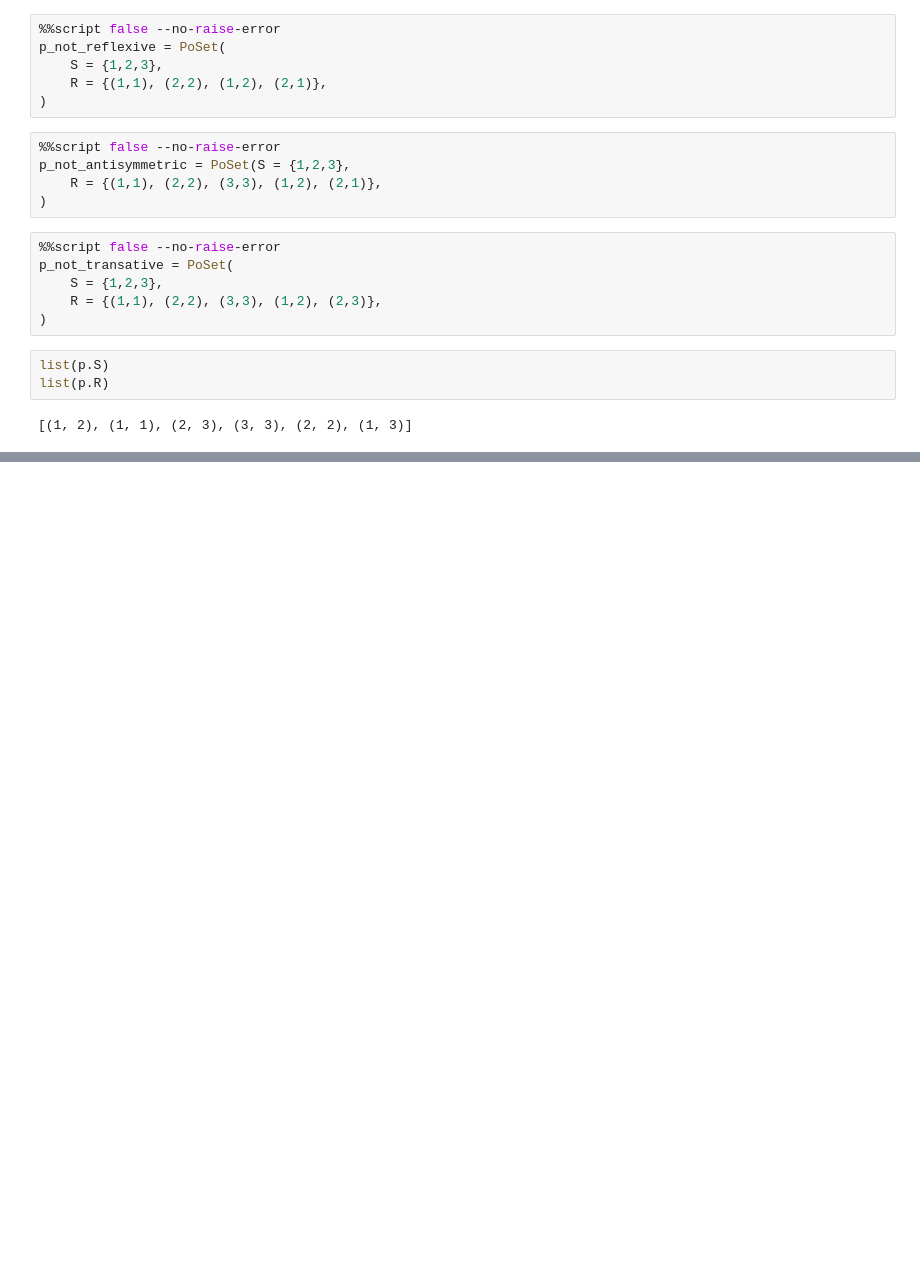
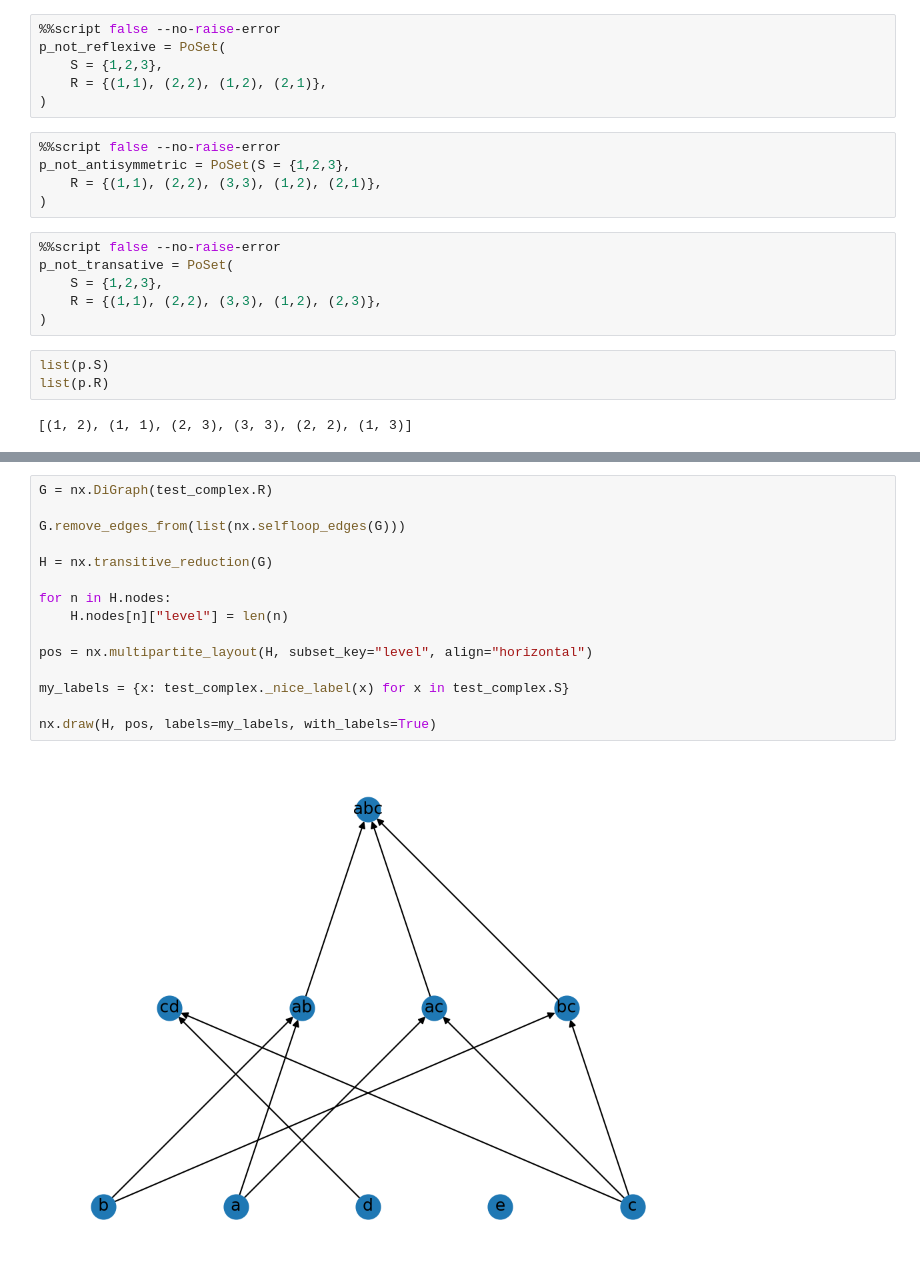
Before and after one commit to ryanj-0/simplicial_complex_proj, a Jupyter notebook: testing.ipynb, the cells around one changed output, grey strips where cells are left out. Saved outputs shown, nothing was run; the diff lists cells and outputs as text; blank space fills up the shorter version.

```diff
--- a/testing.ipynb
+++ b/testing.ipynb
@@ -79,0 +102,17 @@ ValueError: dictionary update sequence element #0 has length 1; 2 is required
+# %%
+G = nx.DiGraph(test_complex.R)
+
+G.remove_edges_from(list(nx.selfloop_edges(G)))
+
+H = nx.transitive_reduction(G)
+
+for n in H.nodes:
+    H.nodes[n]["level"] = len(n)
+
+pos = nx.multipartite_layout(H, subset_key="level", align="horizontal")
+
+my_labels = {x: test_complex._nice_label(x) for x in test_complex.S}
+
+nx.draw(H, pos, labels=my_labels, with_labels=True)
+# %% [output]
+[figure, added]
```
Also changed, not shown: parts of 6 cells of this notebook.
